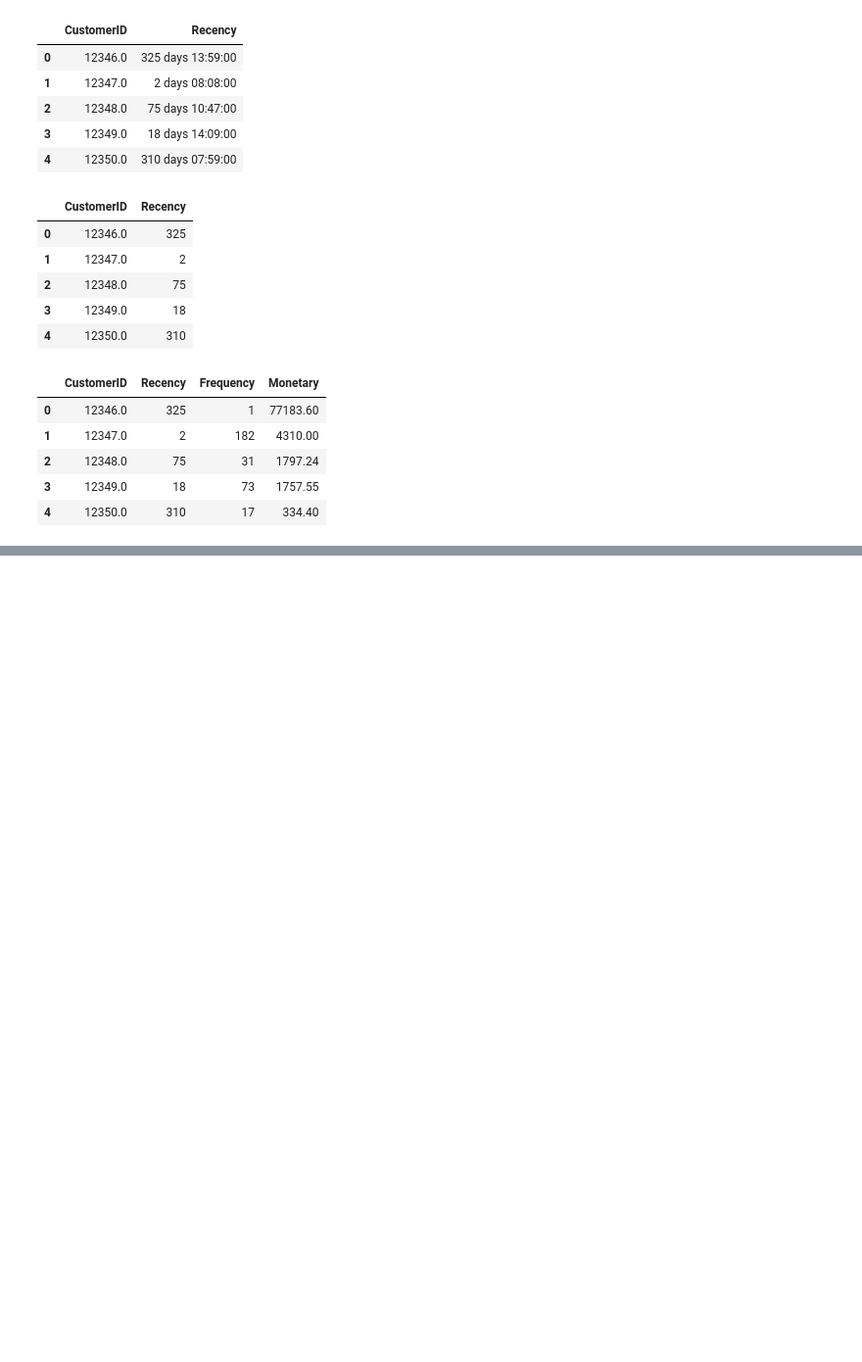
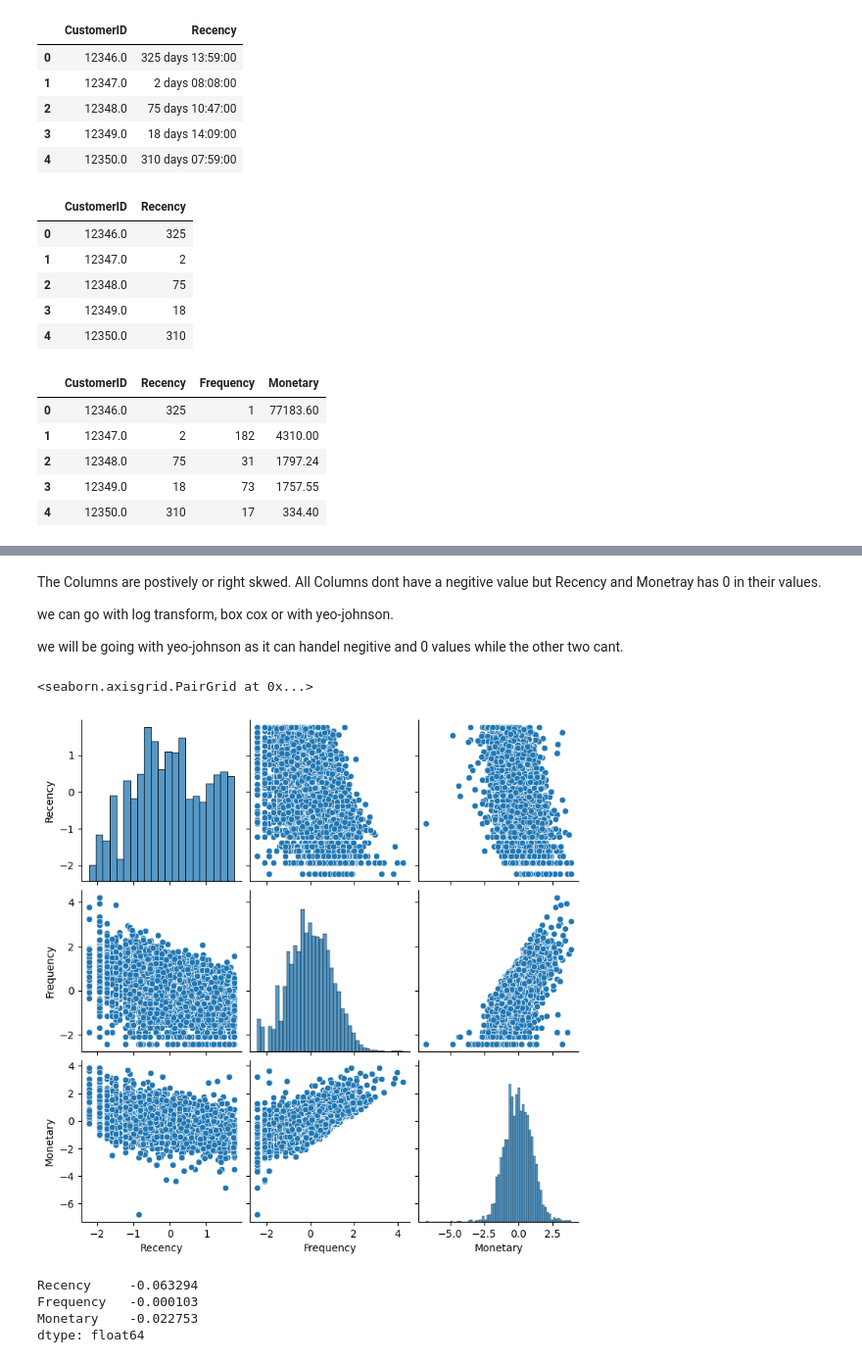
Before and after one commit to SaamarthMeston/Capstone-Project-4-Online-Retail-, a Jupyter notebook: Capstone_Project_4(Online_Retail).ipynb, the cells around one changed output, grey strips where cells are left out. Shown at 98% size. Cells and saved outputs as stored; diff of their text form; code cells hidden in the pictures; blank space fills up the shorter version.

```diff
--- a/Capstone_Project_4(Online_Retail).ipynb
+++ b/Capstone_Project_4(Online_Retail).ipynb
@@ -213,0 +380,9 @@ RFM_DF.head()
+# %% [markdown]
+The Columns are postively or right skwed.
+All Columns dont have a negitive value but Recency and Monetray has 0 in their values.
+
+we can go with log transform, box cox or with yeo-johnson.
+
+we will be going with yeo-johnson as it can handel negitive and 0 values while the other two cant.
+# %%
+features = RFM_modeling_Df.columns
@@ -213,0 +391,19 @@ RFM_DF.head()
+# %%
+# standardized = True, method = yeo-johnson
+PT = PowerTransformer()
+# %%
+RFM_modeling_Df = PT.fit_transform(RFM_modeling_Df)
+# %%
+RFM_modeling = pd.DataFrame(data = RFM_modeling_Df, columns =features)
+# %%
+sns.pairplot(RFM_modeling)
+# %% [output]
+<seaborn.axisgrid.PairGrid at 0x...>
+[figure, added]
+# %%
+RFM_modeling.skew()
+# %% [output]
+Recency     -0.063294
+Frequency   -0.000103
+Monetary    -0.022753
+dtype: float64
```
Also changed, not shown: parts of 40 cells of this notebook.
